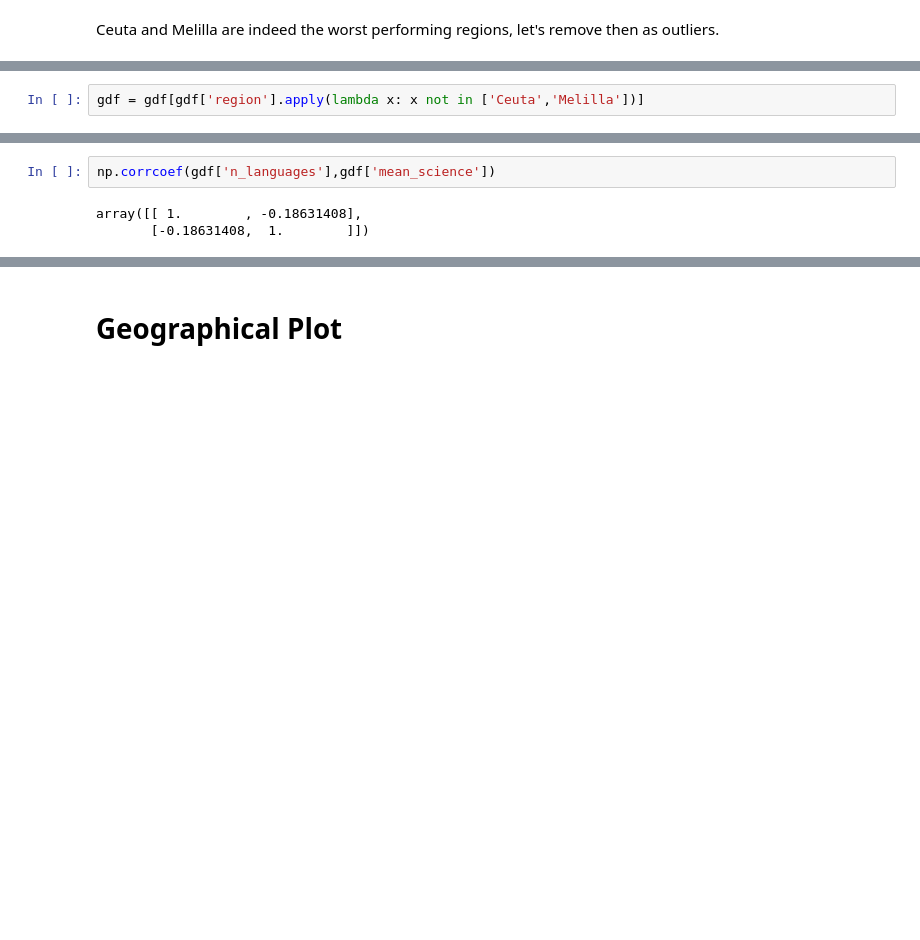
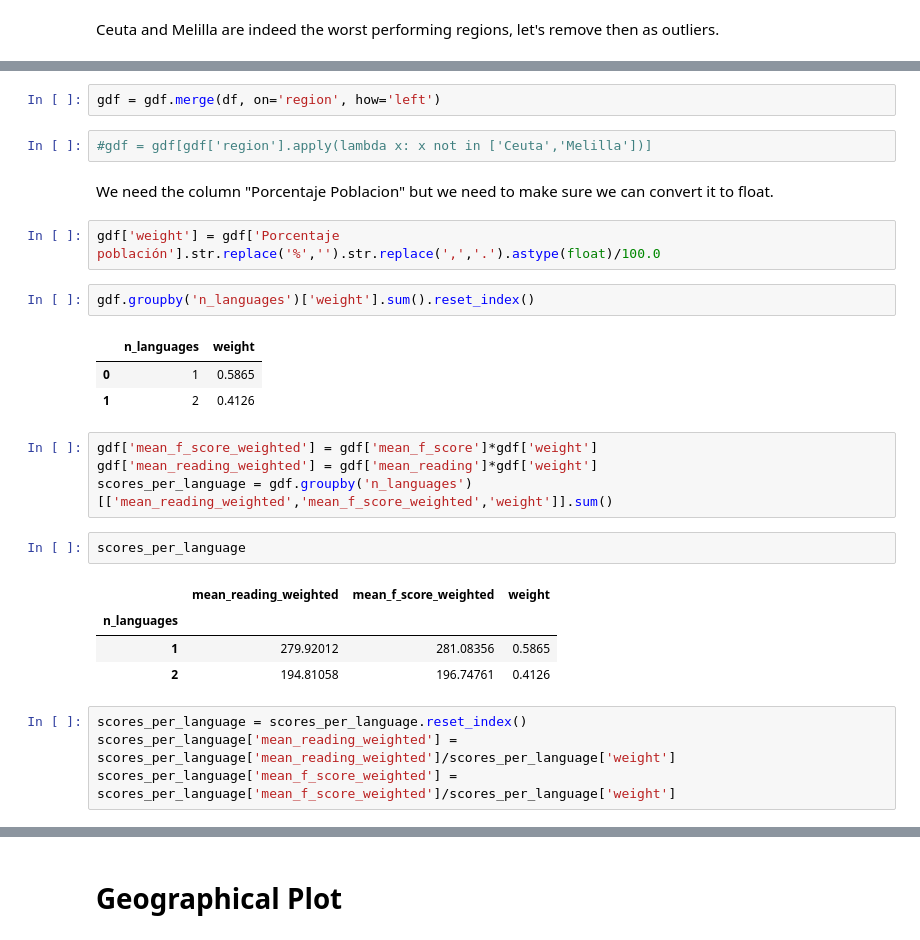
Before and after one commit to Beovulfo/lessdatamorestories, a Jupyter notebook: notebooks/spain_education.ipynb, the cells around one changed output, grey strips where cells are left out. Drawn from its saved outputs; the diff is of its cells as text; blank space fills up the shorter version.

```diff
--- a/notebooks/spain_education.ipynb
+++ b/notebooks/spain_education.ipynb
@@ -202,2 +165,0 @@ df['Nombre'] = df['Nombre'].replace(d_translate)
-# %%
-gdf = gdf[gdf['region'].apply(lambda x: x not in ['Ceuta','Melilla'])]
@@ -214,5 +166,29 @@ array([[ 1.        , -0.23861837],
-# %%
-np.corrcoef(gdf['n_languages'],gdf['mean_science'])
-# %% [output]
-array([[ 1.        , -0.18631408],
-       [-0.18631408,  1.        ]])
+# %%
+gdf = gdf.merge(df, on='region', how='left')
+# %%
+#gdf = gdf[gdf['region'].apply(lambda x: x not in ['Ceuta','Melilla'])]
+# %% [markdown]
+We need the column "Porcentaje Poblacion" but we need to make sure we can convert it to float.
+# %%
+gdf['weight'] = gdf['Porcentaje población'].str.replace('%','').str.replace(',','.').astype(float)/100.0
+# %%
+gdf.groupby('n_languages')['weight'].sum().reset_index()
+# %% [output]
+|  | n_languages | weight |
+| 0 | 1 | 0.5865 |
+| 1 | 2 | 0.4126 |
+# %%
+gdf['mean_f_score_weighted'] = gdf['mean_f_score']*gdf['weight']
+gdf['mean_reading_weighted'] = gdf['mean_reading']*gdf['weight']
+scores_per_language = gdf.groupby('n_languages')[['mean_reading_weighted','mean_f_score_weighted','weight']].sum()
+# %%
+scores_per_language
+# %% [output]
+|  | mean_reading_weighted | mean_f_score_weighted | weight |
+| n_languages |  |  |  |
+| 1 | 279.92012 | 281.08356 | 0.5865 |
+| 2 | 194.81058 | 196.74761 | 0.4126 |
+# %%
+scores_per_language = scores_per_language.reset_index()
+scores_per_language['mean_reading_weighted'] = scores_per_language['mean_reading_weighted']/scores_per_language['weight']
+scores_per_language['mean_f_score_weighted'] = scores_per_language['mean_f_score_weighted']/scores_per_language['weight']
```
Also changed, not shown: parts of 13 cells of this notebook.
